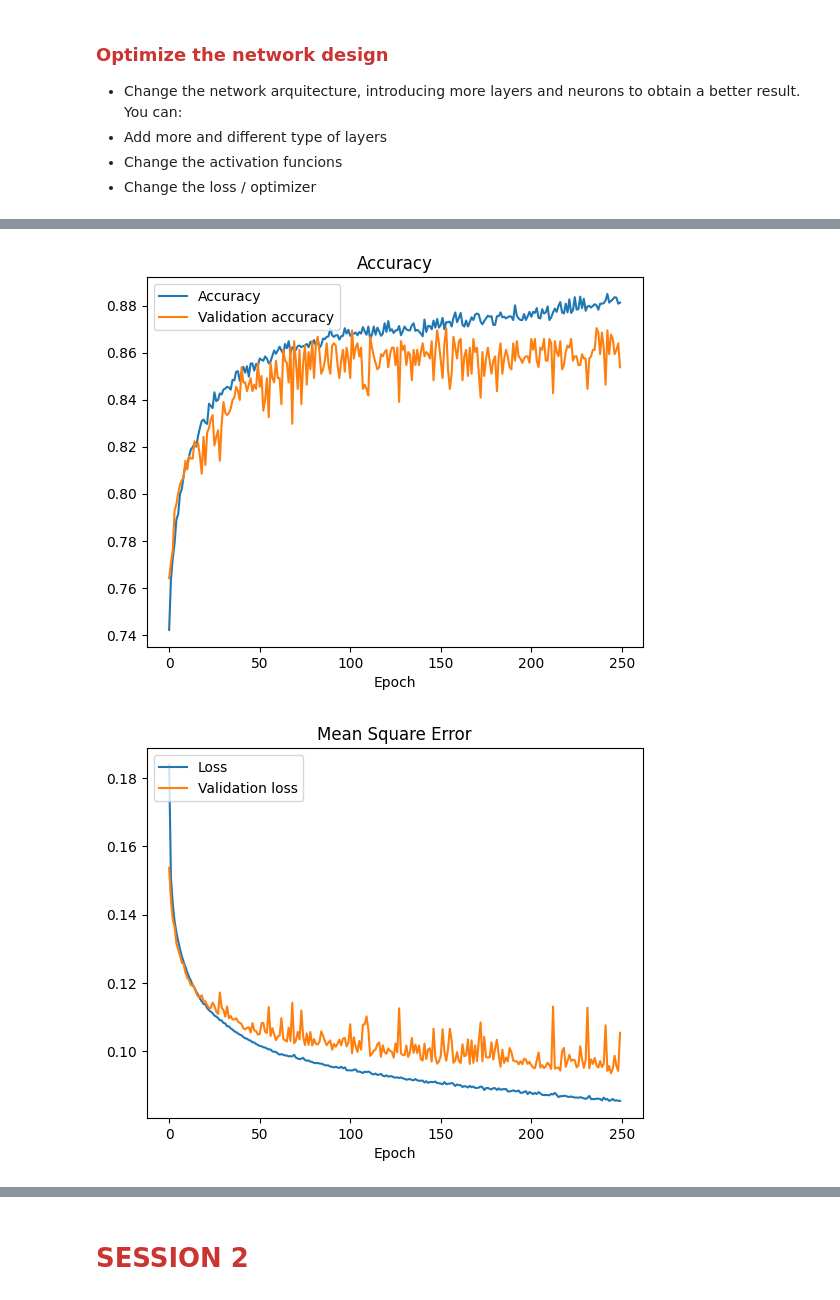
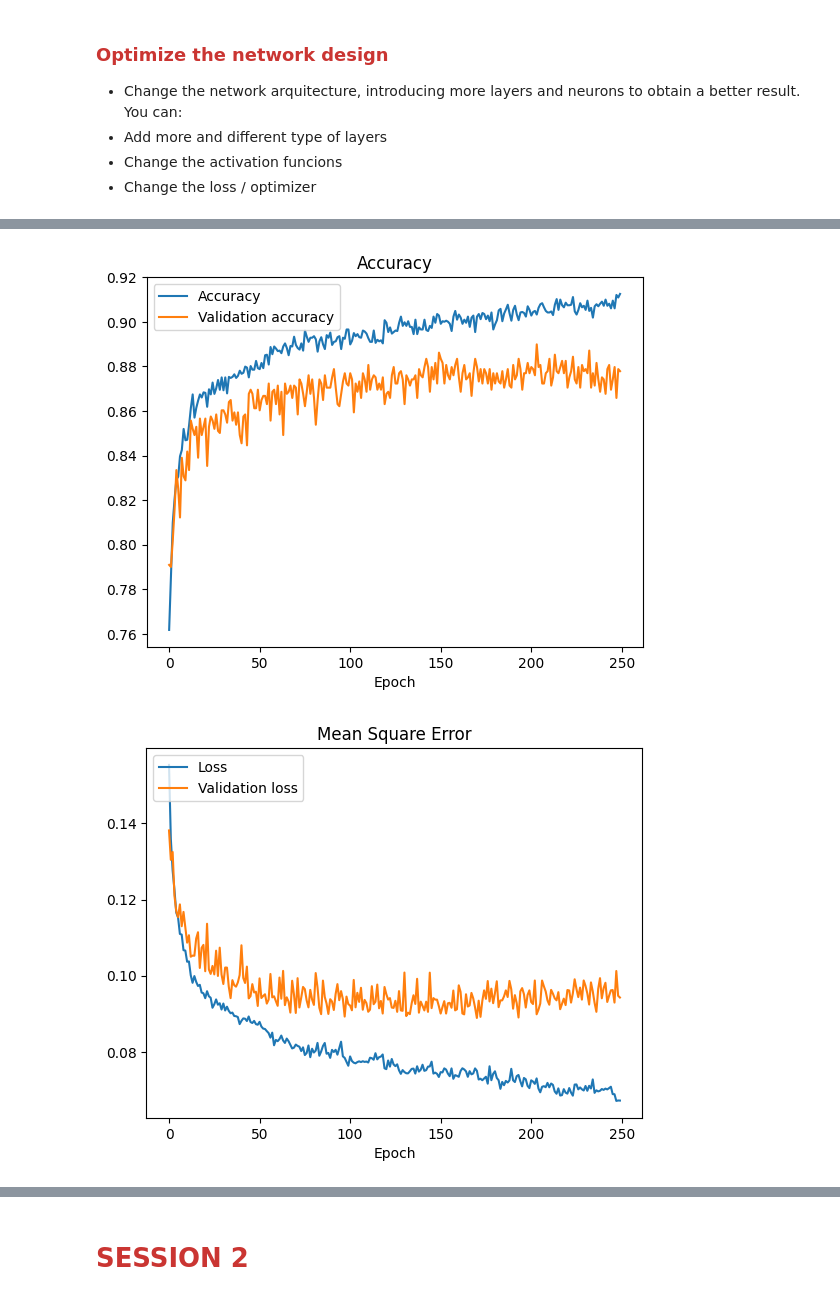
Before and after one commit to Javimh18/FundamentosDL, a Jupyter notebook: Lab2/lab2a.ipynb, the cells around one changed output, grey strips where cells are left out. Cells and saved outputs as stored; diff of their text form; code cells hidden in the pictures.

```diff
--- a/Lab2/lab2a.ipynb
+++ b/Lab2/lab2a.ipynb
@@ -282,17 +283,26 @@ nn = Sequential()
 #-------------------------------------------------------------------------------
 
 #Capa 1
-nn.add(Dense(50, 'relu', input_shape=(5,), use_bias=True))
+nn.add(Dense(10, 'relu', input_shape=(5,), use_bias=True))
 
 #Capa 2
-nn.add(Dense(25, 'relu', use_bias=True))
+nn.add(Dense(15, 'relu', use_bias=True))
 
-#Capa3
-nn.add(Dense(1, 'linear', use_bias=True))
+#Capa 3
+nn.add(Dense(8, 'relu', use_bias=True))
+
+#Capa 4
+nn.add(Dense(10, 'relu', use_bias=True))
+
+#Capa 5
+nn.add(Dense(5, 'relu', use_bias=True))
+
+#Capa6
+nn.add(Dense(1, 'relu', use_bias=True))
 
 # Compile
 learning_RATE=0.01
-nn.compile(optimizer = keras.optimizers.SGD(learning_rate=learning_RATE), loss='mse', metrics=['accuracy'])
+nn.compile(optimizer = keras.optimizers.Adamax(learning_rate=learning_RATE), loss='mse', metrics=['accuracy'])
 
 
 #-------------------------------------------------------------------------------
@@ -349,3 +359,3 @@ Epoch 250/250
 dict_keys(['loss', 'accuracy', 'val_loss', 'val_accuracy'])
-[figure, old version]
+[figure, new version]
-[figure, old version]
+[figure, new version]
```
Also changed, not shown: parts of 6 cells of this notebook.
